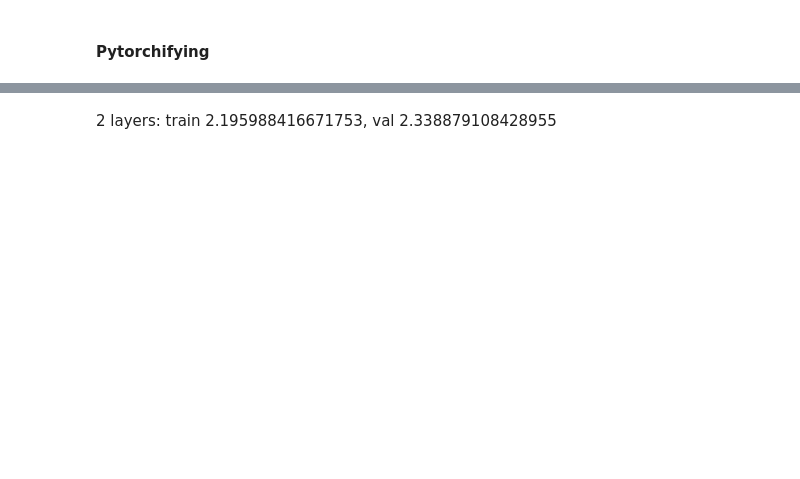
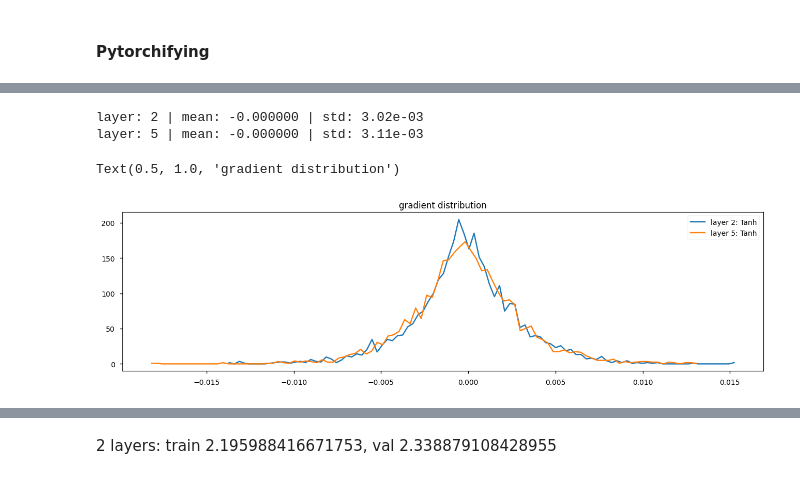
Before and after one commit to darylbdr/AI-Sandbox, a Jupyter notebook: MLP_from_scratch.ipynb, the cells around one changed output, grey strips where cells are left out. Drawn from its saved outputs; the diff is of its cells as text; code cells hidden in the pictures; blank space fills up the shorter version.

```diff
--- a/MLP_from_scratch.ipynb
+++ b/MLP_from_scratch.ipynb
@@ -337,0 +326,17 @@ for step in range(214000):
+# %%
+plt.figure(figsize=(16, 4))
+legend = []
+for i, layer in enumerate(layers):
+    if isinstance(layer, Tanh):
+        legend.append(f'layer {i}: {layer.__class__.__name__}')
+        t = layer.out.grad
+        print(f'layer: {i} | mean: {t.mean().item():+f} | std: {t.std().item():.2e}')
+        hy, hx = torch.histogram(t, density=True)
+        plt.plot(hx[:-1].detach(),  hy.detach())
+plt.legend(legend)
+plt.title('gradient distribution')
+# %% [output]
+layer: 2 | mean: -0.000000 | std: 3.02e-03
+layer: 5 | mean: -0.000000 | std: 3.11e-03
+Text(0.5, 1.0, 'gradient distribution')
+[figure, added]
```
Also changed, not shown: parts of 18 cells of this notebook.
